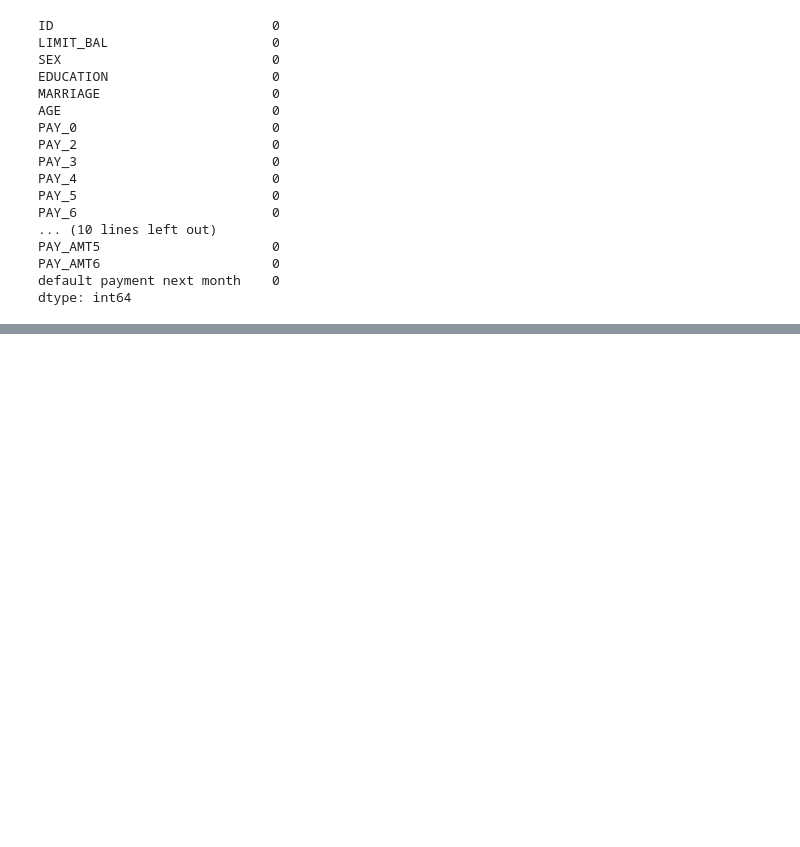
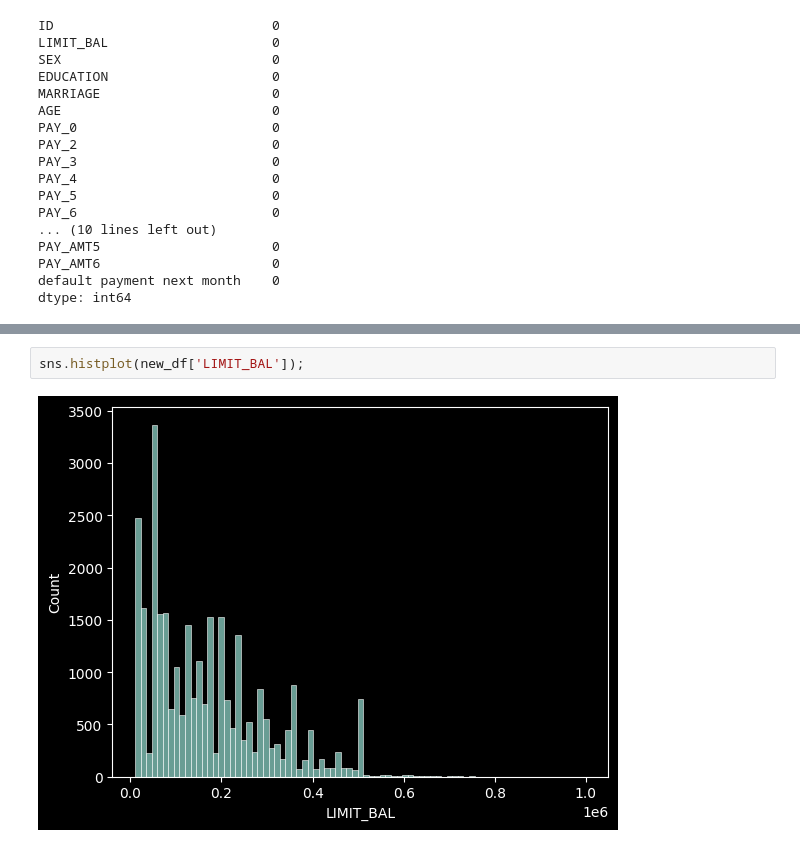
Before and after one commit to Joao-Inacio/Machine_Learning_com_AWS_SageMaker, a Jupyter notebook: Exercicios/xgboost_credit_card.ipynb, the cells around one changed output, grey strips where cells are left out. Cells and saved outputs as stored; diff of their text form; blank space fills up the shorter version.

```diff
--- a/Exercicios/xgboost_credit_card.ipynb
+++ b/Exercicios/xgboost_credit_card.ipynb
@@ -101,0 +157,4 @@ dtype: int64
+# %%
+sns.histplot(new_df['LIMIT_BAL']);
+# %% [output]
+[figure, added]
```
Also changed, not shown: parts of 27 cells of this notebook.
